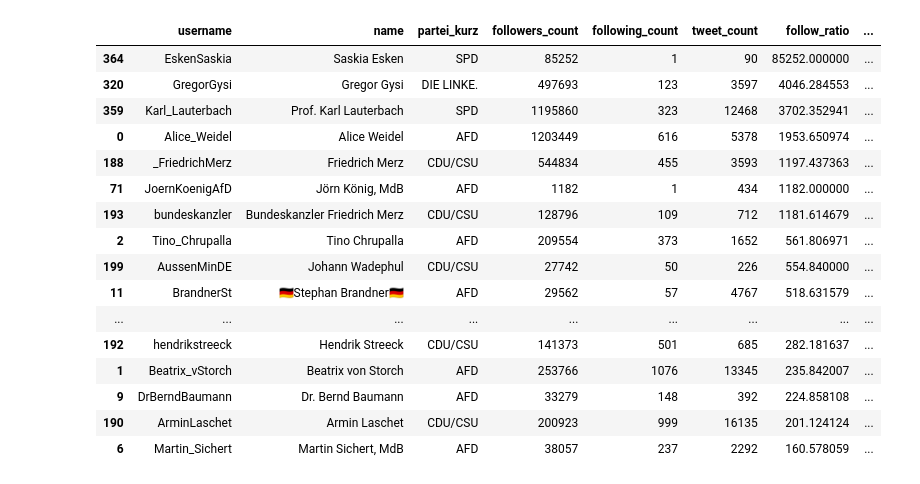
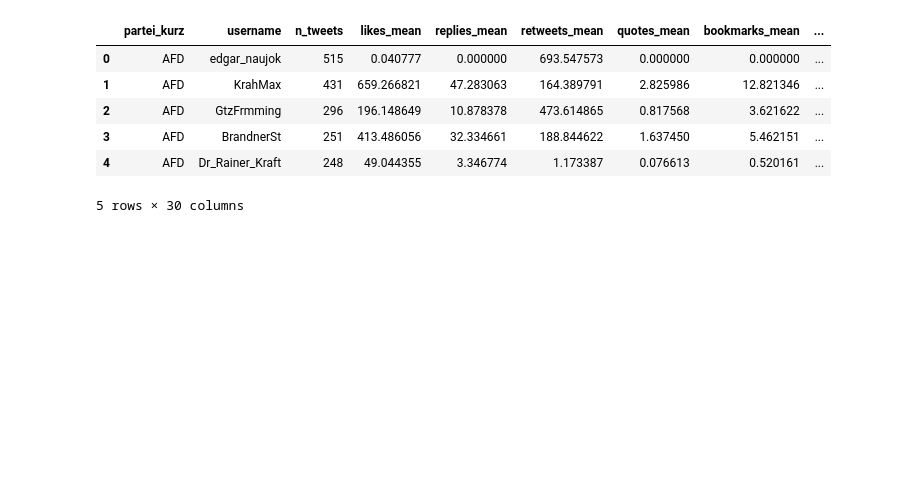
Before and after one commit to ffikowski/xminer, a Jupyter notebook: notebooks/posts_individual.ipynb, the cells around one changed output. Drawn from its saved outputs; the diff is of its cells as text; code cells hidden in the pictures; blank space fills up the shorter version.

```diff
--- a/notebooks/posts_individual.ipynb
+++ b/notebooks/posts_individual.ipynb
@@ -55,0 +43,6 @@ Shape: (632, 32)
+# %%
+title = df_politicians['AKAD_TITEL'].astype('string').fillna('').str.strip()
+first = df_politicians['VORNAME'].astype('string').fillna('').str.strip().str.split().str[0]
+last  = df_politicians['NACHNAME'].astype('string').fillna('').str.strip()
+
+df_politicians['FULLNAME'] = (title + ' ' + first + ' ' + last).str.split().str.join(' ')
@@ -57,14 +60,14 @@ Shape: (632, 32)
 base_path = Path(f'C:/Users/felix/Documents/xminer/outputs/{year}{month}/tweets/tweets_individual_month_{year}{month}.csv')
 assert base_path.exists(), f'File not found: {base_path}'
 
-df_politicians = pd.read_csv(base_path, low_memory=False)
+df_tweets = pd.read_csv(base_path, low_memory=False)
 
 # Parse datetime columns if present
 for col in ['created_at', 'retrieved_at']:
-    if col in df_politicians.columns:
-        df_politicians[col] = pd.to_datetime(df_politicians[col], utc=True, errors='coerce')
+    if col in df_tweets.columns:
+        df_tweets[col] = pd.to_datetime(df_tweets[col], utc=True, errors='coerce')
 
-print("Shape:", df_politicians.shape)
+print("Shape:", df_tweets.shape)
 
 UNION_MAP = {"CDU": "CDU/CSU", "CSU": "CDU/CSU"}
 
@@ -79,6 +82,6 @@ def normalize_party(df: pd.DataFrame) -> pd.DataFrame:
         )
     return df
 
-df_politicians = normalize_party(df_politicians)
-df_politicians.partei_kurz.value_counts()
+df_tweets = normalize_party(df_tweets)
+df_tweets.partei_kurz.value_counts()
 # %% [output]
@@ -467,31 +96,10 @@ vc.value_counts(dropna=False).to_frame('count') if vc is not None else 'partei_k
-# %%
-cols2 = [c for c in ['username','name','partei_kurz','followers_count','following_count','tweet_count','follow_ratio','followers_per_tweet'] if c in df_profiles.columns]
-
-top_ratio = (df_profiles.sort_values('follow_ratio', ascending=False, na_position='last')[cols2].head(20)
-             if 'follow_ratio' in df_profiles.columns else 'follow_ratio missing')
-
-top_fpt = (df_profiles.sort_values('followers_per_tweet', ascending=False, na_position='last')[cols2].head(20)
-           if 'followers_per_tweet' in df_profiles.columns else 'followers_per_tweet missing')
-
-top_ratio
-# %% [output]
-|  | username | name | partei_kurz | followers_count | following_count | tweet_count | follow_ratio | ... |
-| 364 | EskenSaskia | Saskia Esken | SPD | 85252 | 1 | 90 | 85252.000000 | ... |
-| 320 | GregorGysi | Gregor Gysi | DIE LINKE. | 497693 | 123 | 3597 | 4046.284553 | ... |
-| 359 | Karl_Lauterbach | Prof. Karl Lauterbach | SPD | 1195860 | 323 | 12468 | 3702.352941 | ... |
-| 0 | Alice_Weidel | Alice Weidel | AFD | 1203449 | 616 | 5378 | 1953.650974 | ... |
-| 188 | _FriedrichMerz | Friedrich Merz | CDU/CSU | 544834 | 455 | 3593 | 1197.437363 | ... |
-| 71 | JoernKoenigAfD | Jörn König, MdB | AFD | 1182 | 1 | 434 | 1182.000000 | ... |
-| 193 | bundeskanzler | Bundeskanzler Friedrich Merz | CDU/CSU | 128796 | 109 | 712 | 1181.614679 | ... |
-| 2 | Tino_Chrupalla | Tino Chrupalla | AFD | 209554 | 373 | 1652 | 561.806971 | ... |
-| 199 | AussenMinDE | Johann Wadephul | CDU/CSU | 27742 | 50 | 226 | 554.840000 | ... |
-| 11 | BrandnerSt | 🇩🇪Stephan Brandner🇩🇪 | AFD | 29562 | 57 | 4767 | 518.631579 | ... |
-| ... | ... | ... | ... | ... | ... | ... | ... | ... |
-| 192 | hendrikstreeck | Hendrik Streeck | CDU/CSU | 141373 | 501 | 685 | 282.181637 | ... |
-| 1 | Beatrix_vStorch | Beatrix von Storch | AFD | 253766 | 1076 | 13345 | 235.842007 | ... |
-| 9 | DrBerndBaumann | Dr. Bernd Baumann | AFD | 33279 | 148 | 392 | 224.858108 | ... |
-| 190 | ArminLaschet | Armin Laschet | CDU/CSU | 200923 | 999 | 16135 | 201.124124 | ... |
-| 6 | Martin_Sichert | Martin Sichert, MdB | AFD | 38057 | 237 | 2292 | 160.578059 | ... |
+# %%
+df_tweets = df_tweets.merge(
+    df_politicians[['USERNAME', 'FULLNAME']],
+    right_on='USERNAME',
+    left_on='username',
+    how='left'
+)
 # %%
 def plot_party_hbar(
     df_profiles,
@@ -664,4 +272,14 @@ def plot_party_hbar(
         print(f"✅ Plot saved to: {save_path}")
 
     return fig
+# %%
+df_tweets.head()
+# %% [output]
+|  | partei_kurz | username | n_tweets | likes_mean | replies_mean | retweets_mean | quotes_mean | bookmarks_mean | ... |
+| 0 | AFD | edgar_naujok | 515 | 0.040777 | 0.000000 | 693.547573 | 0.000000 | 0.000000 | ... |
+| 1 | AFD | KrahMax | 431 | 659.266821 | 47.283063 | 164.389791 | 2.825986 | 12.821346 | ... |
+| 2 | AFD | GtzFrmming | 296 | 196.148649 | 10.878378 | 473.614865 | 0.817568 | 3.621622 | ... |
+| 3 | AFD | BrandnerSt | 251 | 413.486056 | 32.334661 | 188.844622 | 1.637450 | 5.462151 | ... |
+| 4 | AFD | Dr_Rainer_Kraft | 248 | 49.044355 | 3.346774 | 1.173387 | 0.076613 | 0.520161 | ... |
+5 rows × 30 columns
 # %%
```
Also changed, not shown: parts of 29 cells of this notebook.
